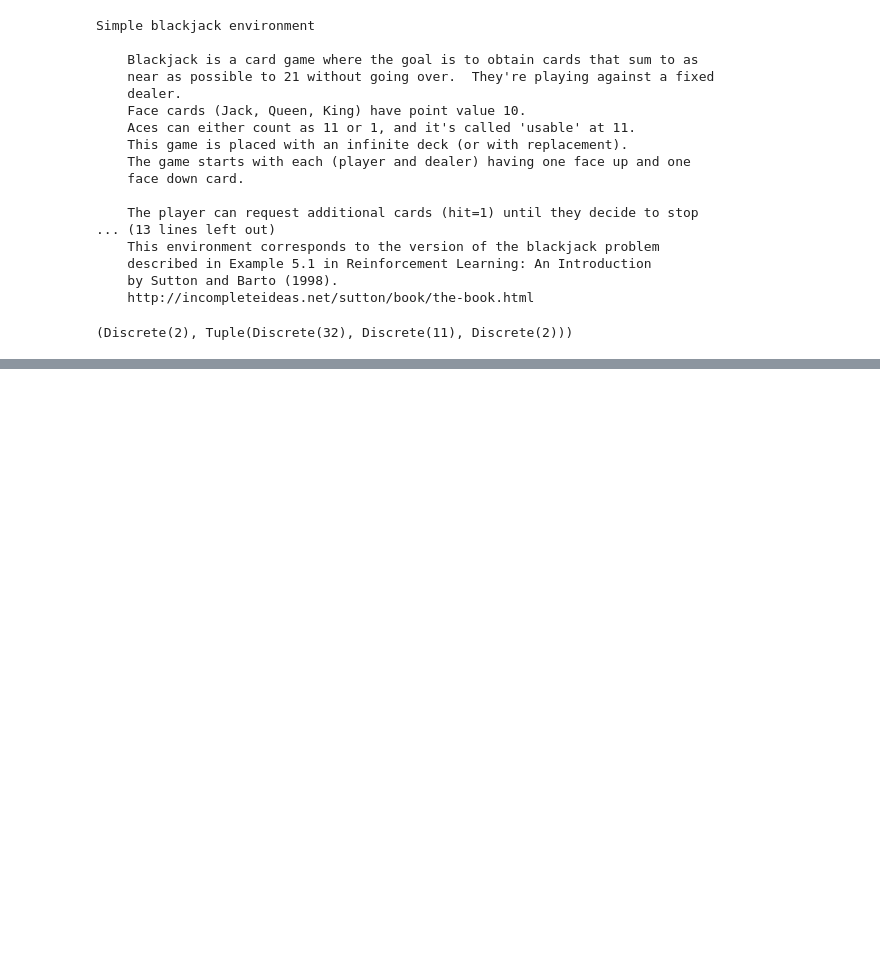
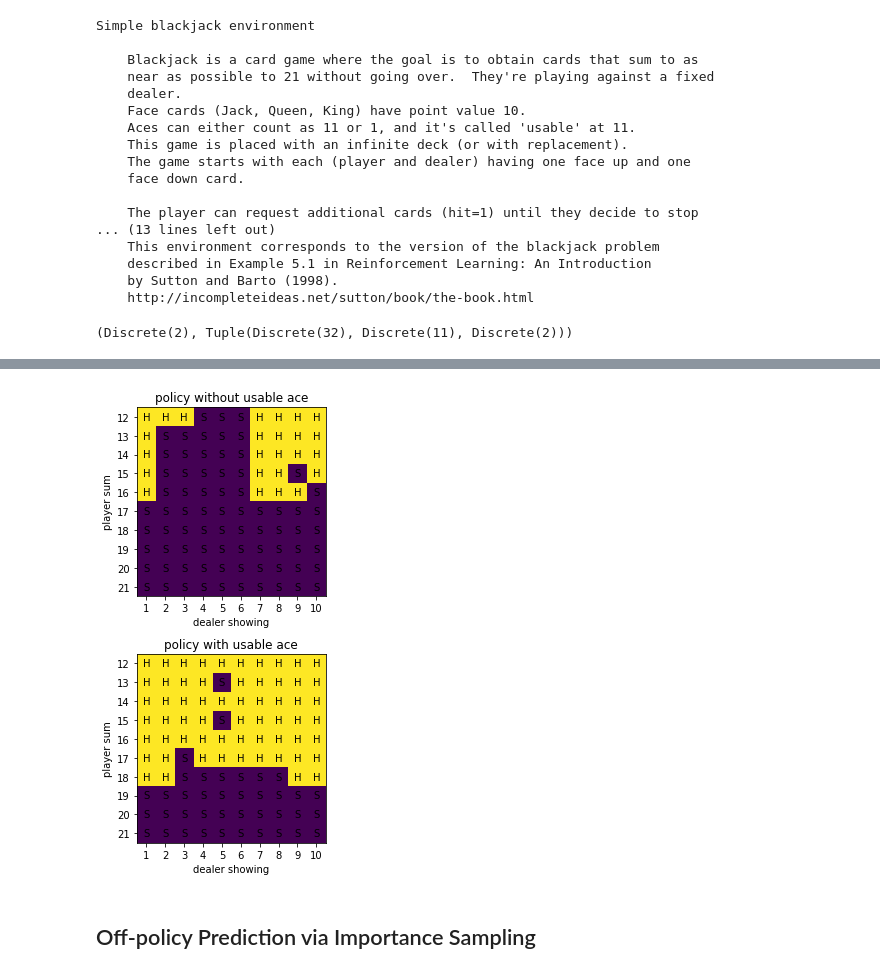
Before and after one commit to podondra/gym-rl, a Jupyter notebook: examples/monte-carlo.ipynb, the cells around one changed output, grey strips where cells are left out. Cells and saved outputs as stored; diff of their text form; code cells hidden in the pictures; blank space fills up the shorter version.

```diff
--- a/examples/monte-carlo.ipynb
+++ b/examples/monte-carlo.ipynb
@@ -111,0 +158,38 @@ plot_blackjack(V_)
+# %%
+player_sum = numpy.arange(12, 21 + 1)
+dealer_show = numpy.arange(1, 10 + 1)
+estimated_policy = numpy.zeros((2, len(player_sum), len(dealer_show)), numpy.int)
+
+for i, player in enumerate(player_sum):
+    for j, dealer in enumerate(dealer_show):
+        for k, ace in enumerate((False, True)):
+            S = player, dealer, ace
+            estimated_policy[k, i, j] = 0 if estimeted_Q[S, 0] > estimeted_Q[S, 1] else 1
+
+fig, axes = pyplot.subplots(nrows=2, figsize=(7, 7))
+axes[0].imshow(estimated_policy[0])
+axes[1].imshow(estimated_policy[1])
+
+for ax in axes:
+    ax.set_ylabel('player sum')
+    ax.set_xlabel('dealer showing')
+    ax.set_yticks(numpy.arange(len(player_sum)))
+    ax.set_yticklabels(player_sum)
+    ax.set_xticks(numpy.arange(len(dealer_show)))
+    ax.set_xticklabels(dealer_show)
+
+for i, player in enumerate(player_sum):
+    for j, dealer in enumerate(dealer_show):
+        for k, ace in enumerate((False, True)):
+            axes[k].annotate('H' if estimated_policy[k, i, j] else 'S',
+                             xy=(j, i),
+                             horizontalalignment='center',
+                             verticalalignment='center')
+
+axes[0].set_title('policy without usable ace')
+axes[1].set_title('policy with usable ace')
+fig.tight_layout()
+# %% [output]
+[figure, added]
+# %% [markdown]
+## Off-policy Prediction via Importance Sampling
```
Also changed, not shown: parts of 13 cells of this notebook.
